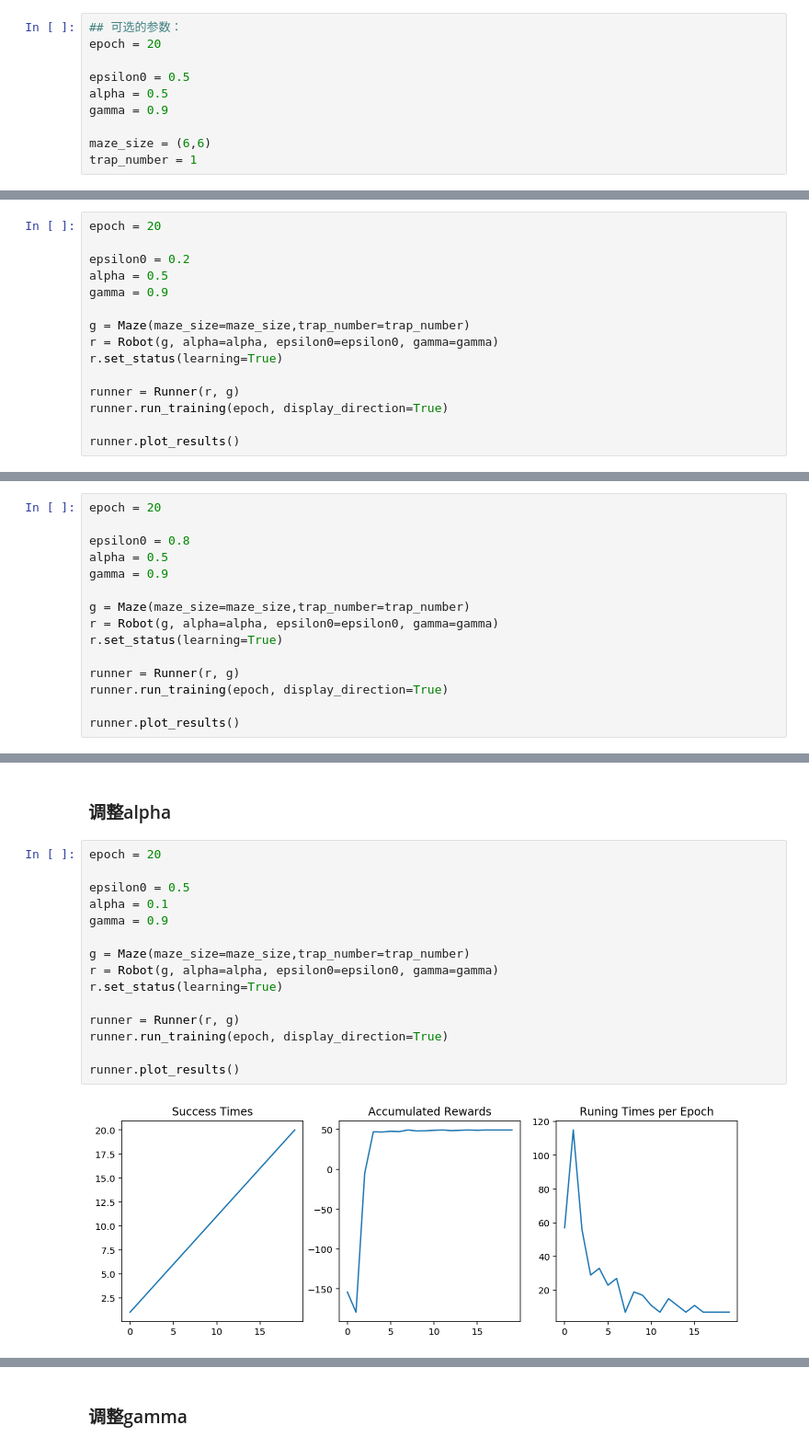
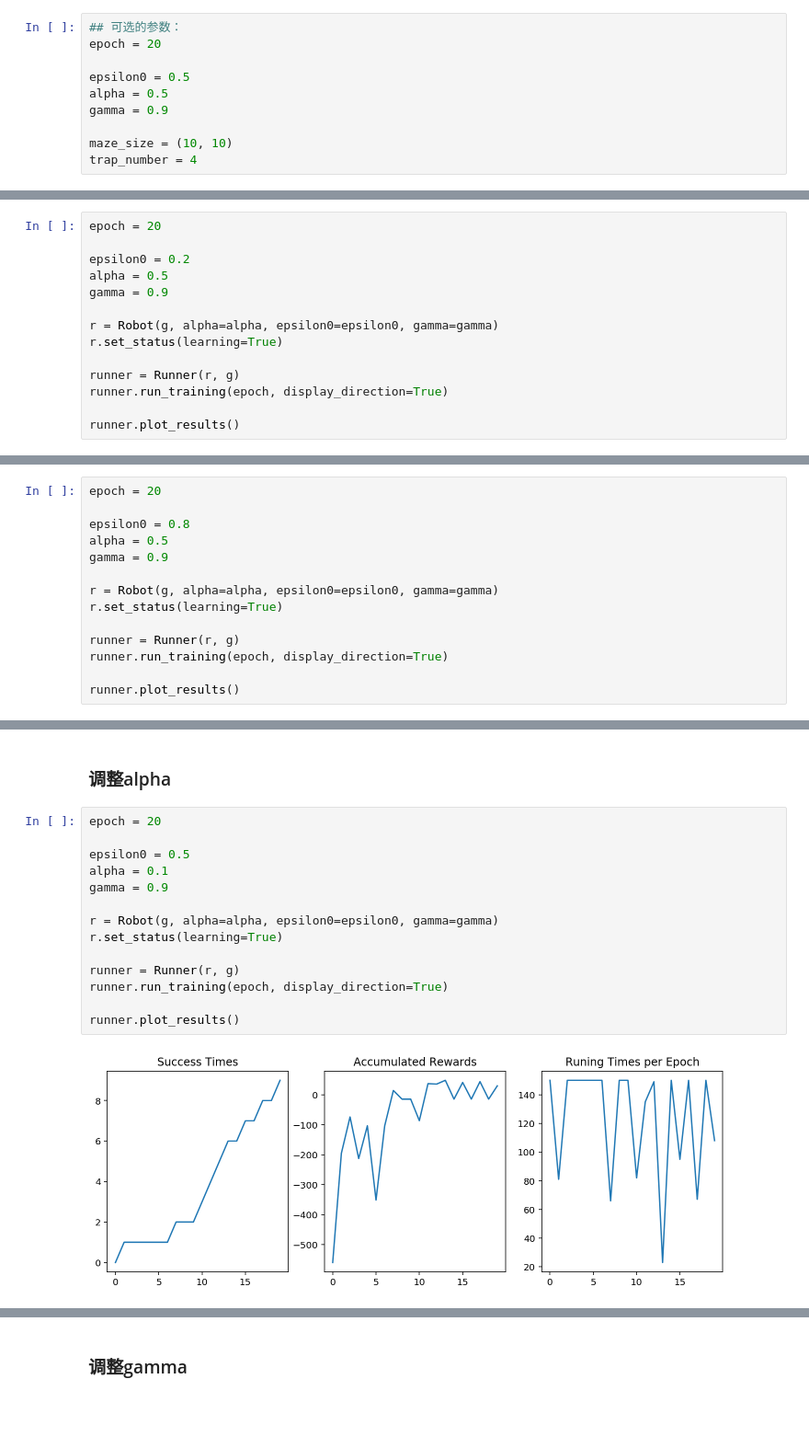
Before and after one commit to JarodYv/machine_learning_nano_degree, a Jupyter notebook: MLND_CN_P5_Reinforcement_Learning-master/robot_maze.ipynb, the cells around one changed output, grey strips where cells are left out. Shown at 92% size. Saved outputs shown, nothing was run; the diff lists cells and outputs as text; blank space fills up the shorter version.

```diff
--- a/MLND_CN_P5_Reinforcement_Learning-master/robot_maze.ipynb
+++ b/MLND_CN_P5_Reinforcement_Learning-master/robot_maze.ipynb
@@ -258,8 +254,8 @@ epsilon0 = 0.5
 alpha = 0.5
 gamma = 0.9
 
-maze_size = (6,6)
-trap_number = 1
+maze_size = (10, 10)
+trap_number = 4
 # %%
 from Runner import Runner
 
@@ -299,7 +295,6 @@ epsilon0 = 0.2
 alpha = 0.5
 gamma = 0.9
 
-g = Maze(maze_size=maze_size,trap_number=trap_number)
 r = Robot(g, alpha=alpha, epsilon0=epsilon0, gamma=gamma)
 r.set_status(learning=True)
 
@@ -316,7 +311,6 @@ epsilon0 = 0.8
 alpha = 0.5
 gamma = 0.9
 
-g = Maze(maze_size=maze_size,trap_number=trap_number)
 r = Robot(g, alpha=alpha, epsilon0=epsilon0, gamma=gamma)
 r.set_status(learning=True)
 
@@ -331,20 +325,19 @@ runner.plot_results()
 # %%
 epoch = 20
 
 epsilon0 = 0.5
 alpha = 0.1
 gamma = 0.9
 
-g = Maze(maze_size=maze_size,trap_number=trap_number)
 r = Robot(g, alpha=alpha, epsilon0=epsilon0, gamma=gamma)
 r.set_status(learning=True)
 
 runner = Runner(r, g)
 runner.run_training(epoch, display_direction=True)
 
 runner.plot_results()
 # %% [output]
-[figure, old version]
+[figure, new version]
 # %%
 epoch = 20
 
```
Also changed, not shown: parts of 18 cells of this notebook, 2 other files.
